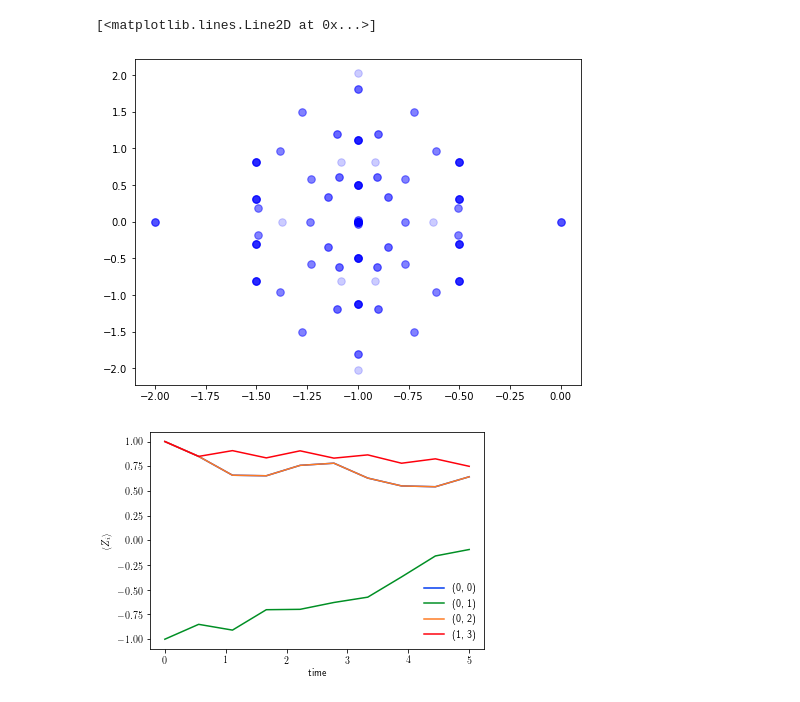
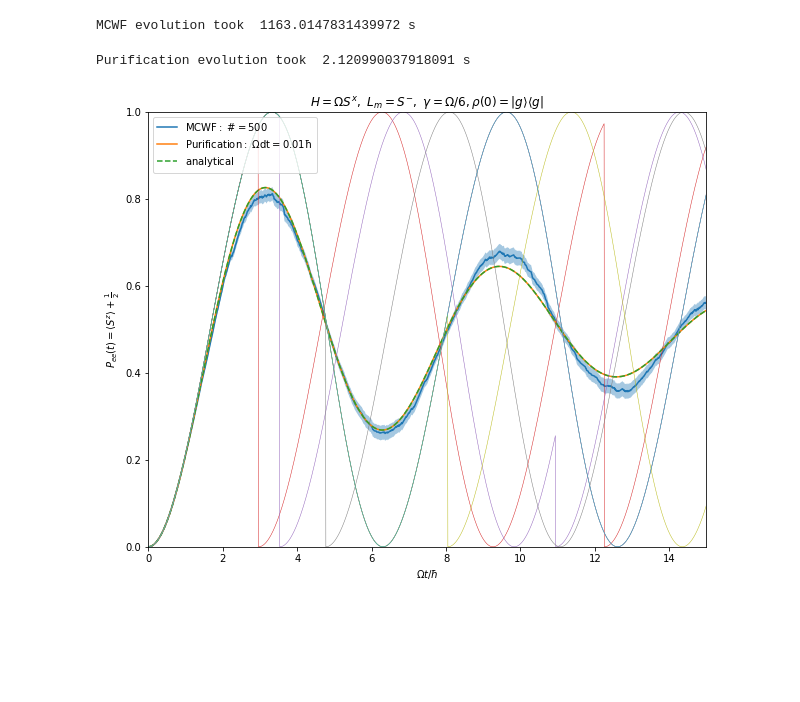
Before and after one commit to nataliejpg/QuantumResourceEstimation, a Jupyter notebook: exact_diagonalisation/XXZ_ED_Lindblad_Purification.ipynb, the cells around one changed output. Drawn from its saved outputs; the diff is of its cells as text; code cells hidden in the pictures; blank space fills up the shorter version.

Commit message:
Implemented Time Evolution with MCWF and Purification

```diff
--- a/exact_diagonalisation/XXZ_ED_Lindblad_Purification.ipynb
+++ b/exact_diagonalisation/XXZ_ED_Lindblad_Purification.ipynb
@@ -799,6 +989,0 @@ eigenvalues = scipy.linalg.eig(L.toarray(), right=False)
-# %%
-plt.figure(figsize=(8,6))
-plt.plot(np.real(eigenvalues), np.imag(eigenvalues), 'b.', markersize=15, alpha=0.2)
-# %% [output]
-[<matplotlib.lines.Line2D at 0x...>]
-[figure, removed]
@@ -814,16 +990,49 @@ print("Exact evolution took ", toc-tic, "s")
-# %%
-# plot
-fig = plt.figure()
-qubits = [(0, 0), (0, 1), (0, 2), (1, 3)]
-for i, q in enumerate(qubits):
-    site = p['W']*q[0]+q[1]
-    # plt.plot(times, result[:, q[0], q[1]], label='{}'.format(q), color=colors[i])
-    # Z measurement
-    plt.plot(sim['Time'], sim['Zi Site {}'.format(site)], label='{}'.format(q), color=colours[i])
-    # computational basis measurement
-    # plt.plot(sim['Time'], 0.5*(1 - sim['Zi Site {}'.format(site)]), label='{}'.format(q), color=colours[i])
-plt.xlabel('time')
-plt.ylabel(r'$\langle Z_{i} \rangle$')
-plt.legend();
-# %% [output]
-[figure, removed]
+# %%
+# Quantum Trajectory Evolution
+tic = time.time()
+state_table = generate_state_table(p)
+# start with classical AFM 0101
+psi0 = [0] #[np.mod(i,2) for i in range(p['N'])]
+# sim, state_table = evolve_single_trajectory(p, state_table, psi0, kind="list")
+mcwf, state_table = MonteCarloScheduler(p, state_table, psi0, kind="list")
+toc = time.time()
+print("MCWF evolution took ", toc-tic, "s")
+# %% [output]
+MCWF evolution took  1163.0147831439972 s
+# %%
+# Purification Evolution
+tic = time.time()
+pure, state_table = evolve_purification(p, state_table, psi0, kind="list")
+toc = time.time()
+print("Purification evolution took ", toc-tic, "s")
+# %% [output]
+Purification evolution took  2.120990037918091 s
+# %%
+# plot
+fig= plt.figure(figsize=(10,8))
+plt.plot(mcwf['Time'], np.real(mcwf['Sz(0)_MCav']) + 0.5, label=r'$\rm{MCWF:} ~ \# = %s$' % (p['MCSamples']))
+plt.fill_between(mcwf['Time'], \
+                 np.real(mcwf['Sz(0)_MCav']) + 0.5 - np.real(mcwf['Sz(0)_MCsd']), \
+                 np.real(mcwf['Sz(0)_MCav']) + 0.5 + np.real(mcwf['Sz(0)_MCsd']), alpha=0.4)
+plt.plot(pure['Time'], np.real(pure['Sz(0)'] + 0.5), '-', \
+         label=r'$\rm{Purification:} ~ \Omega dt = %.2f \hbar$' % (p['dt']))
+Omega = np.sqrt(p['hx']**2 - (p['gamma_Sm']/4)**2)
+amplitude = p['hx']**2 / (p['gamma_Sm']**2 + 2*p['hx']**2)
+oscillations = np.cos(Omega * pure['Time']) + (3*p['gamma_Sm']/(4*Omega)) * np.sin(Omega * pure['Time'])
+plt.plot(pure['Time'], amplitude * (1 - np.exp(-3*p['gamma_Sm']*pure['Time']/4)*oscillations), '--', \
+        label=r'$\rm{analytical}$')
+for i in range(7):
+    plt.plot(mcwf['Time'], np.real(mcwf['Sz(0)'][i,:]) + 0.5, linewidth=0.5)
+# plt.plot(mcwf['Time'], np.real(mcwf['Sz(1)']))
+# plt.plot(mcwf['Time'], np.real(mcwf['Sz(2)']))
+# plt.plot(mcwf['Time'], np.real(mcwf['Sz(3)']))
+plt.xlabel('$\Omega t/\hbar$')
+plt.xlim(0, 15)
+plt.ylabel(r'$P_{ee}(t) = \langle S^{z} \rangle + \frac{1}{2}$')
+plt.ylim([0,1])
+plt.legend(loc=2);
+plt.title(r'$H = \Omega S^{x}, ~ L_{m} = S^{-}, ~ \gamma = \Omega/%.f, \rho (0) = |g\rangle \langle g|$' % \
+          (1/p['gamma_Sm']));
+plt.savefig('Purification_vs_MCWF_2levelSystem_exactUeff.pdf')
+# %% [output]
+[figure, added]
```
Also changed, not shown: parts of 14 cells of this notebook, 2 other files.
